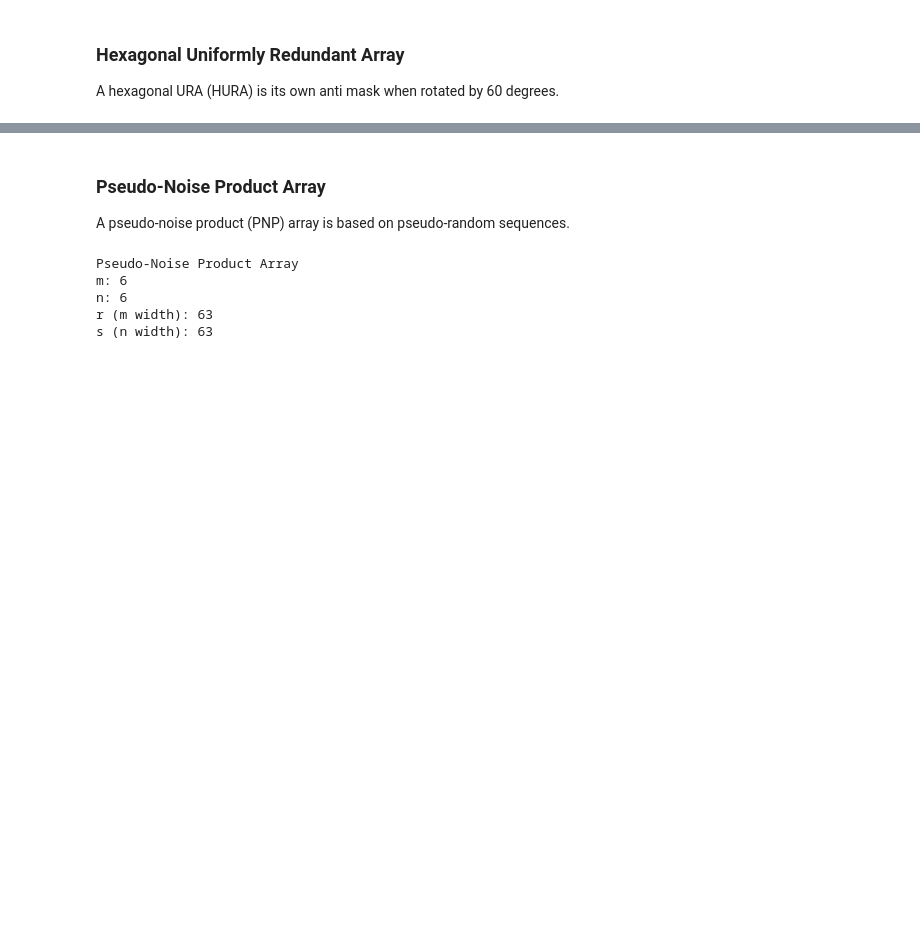
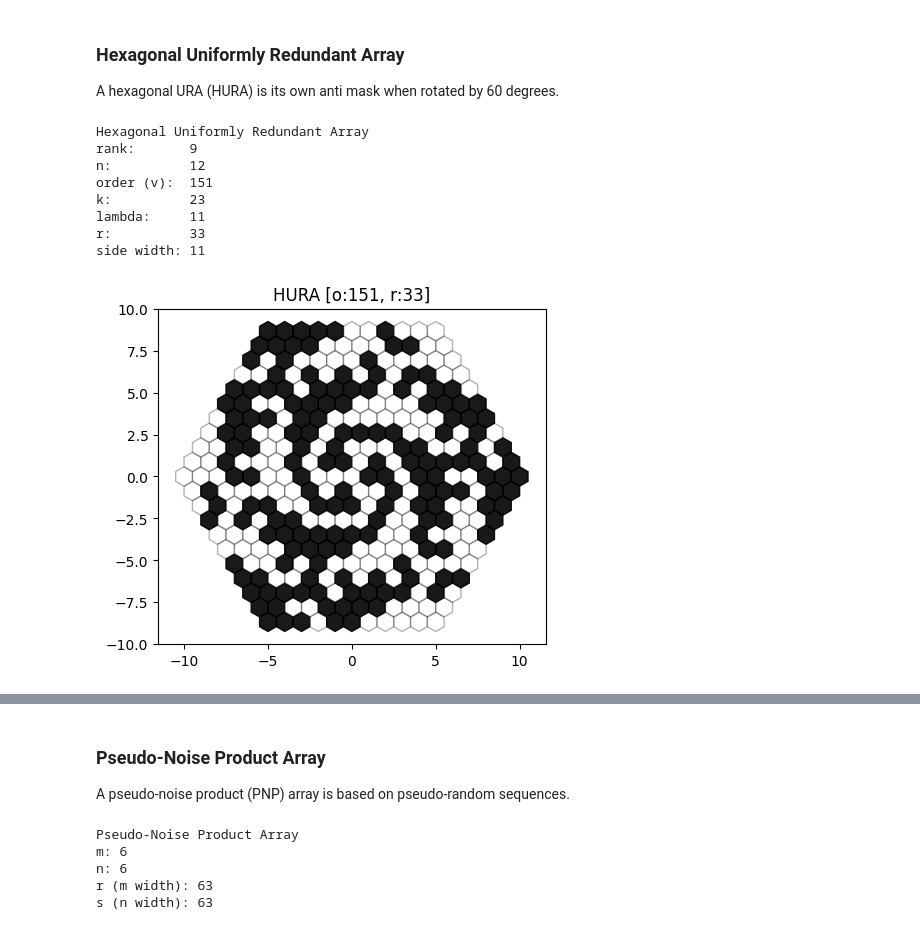
Before and after one commit to bpops/codedapertures, a Jupyter notebook: demo.ipynb, the cells around one changed output, grey strips where cells are left out. Cells and saved outputs as stored; diff of their text form; code cells hidden in the pictures; blank space fills up the shorter version.

```diff
--- a/demo.ipynb
+++ b/demo.ipynb
@@ -121,6 +121,19 @@ shura.show()
 ### Hexagonal Uniformly Redundant Array
 
 A hexagonal URA (HURA) is its own anti mask when rotated by 60 degrees.
+# %%
+hura = ca.hura(rank=9, radius=10)
+hura.show()
+# %% [output]
+Hexagonal Uniformly Redundant Array
+rank:       9
+n:          12
+order (v):  151
+k:          23
+lambda:     11
+r:          33
+side width: 11
+[figure, added]
 # %%
 hura = ca.hura(rank=5, radius=30)
 hura.show()
```
Also changed, not shown: parts of 7 cells of this notebook, 1 other file.
